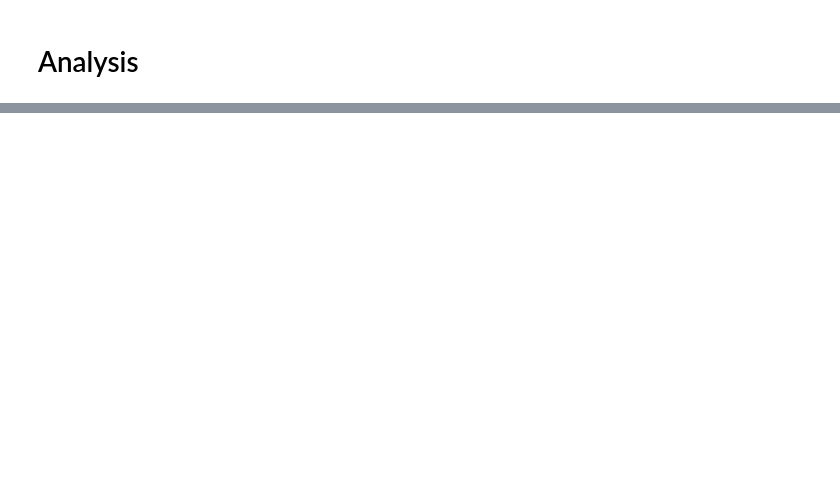
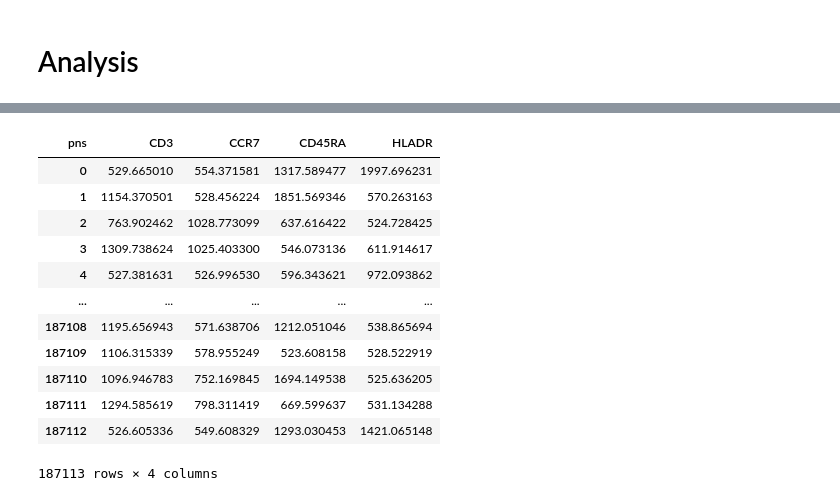
Before and after one commit to gregoryweber/cogs-181-final-project, a Jupyter notebook: analysis.ipynb, the cells around one changed output, grey strips where cells are left out. Cells and saved outputs as stored; diff of their text form; code cells hidden in the pictures; blank space fills up the shorter version.

```diff
--- a/analysis.ipynb
+++ b/analysis.ipynb
@@ -72,0 +93,17 @@ def extractFCSDF(fileName, set, source = "Raw"):
+# %%
+s = extractFCSDF("083012-Mike-Study 15-2011-V1-15103_cells_found_preprocessed.fcs", "CyTOF", partition = "known", source = "Preprocessed")
+s
+# %% [output]
+| pns | CD3 | CCR7 | CD45RA | HLADR |
+| 0 | 529.665010 | 554.371581 | 1317.589477 | 1997.696231 |
+| 1 | 1154.370501 | 528.456224 | 1851.569346 | 570.263163 |
+| 2 | 763.902462 | 1028.773099 | 637.616422 | 524.728425 |
+| 3 | 1309.738624 | 1025.403300 | 546.073136 | 611.914617 |
+| 4 | 527.381631 | 526.996530 | 596.343621 | 972.093862 |
+| ... | ... | ... | ... | ... |
+| 187108 | 1195.656943 | 571.638706 | 1212.051046 | 538.865694 |
+| 187109 | 1106.315339 | 578.955249 | 523.608158 | 528.522919 |
+| 187110 | 1096.946783 | 752.169845 | 1694.149538 | 525.636205 |
+| 187111 | 1294.585619 | 798.311419 | 669.599637 | 531.134288 |
+| 187112 | 526.605336 | 549.608329 | 1293.030453 | 1421.065148 |
+187113 rows × 4 columns
```
Also changed, not shown: parts of 20 cells of this notebook.
